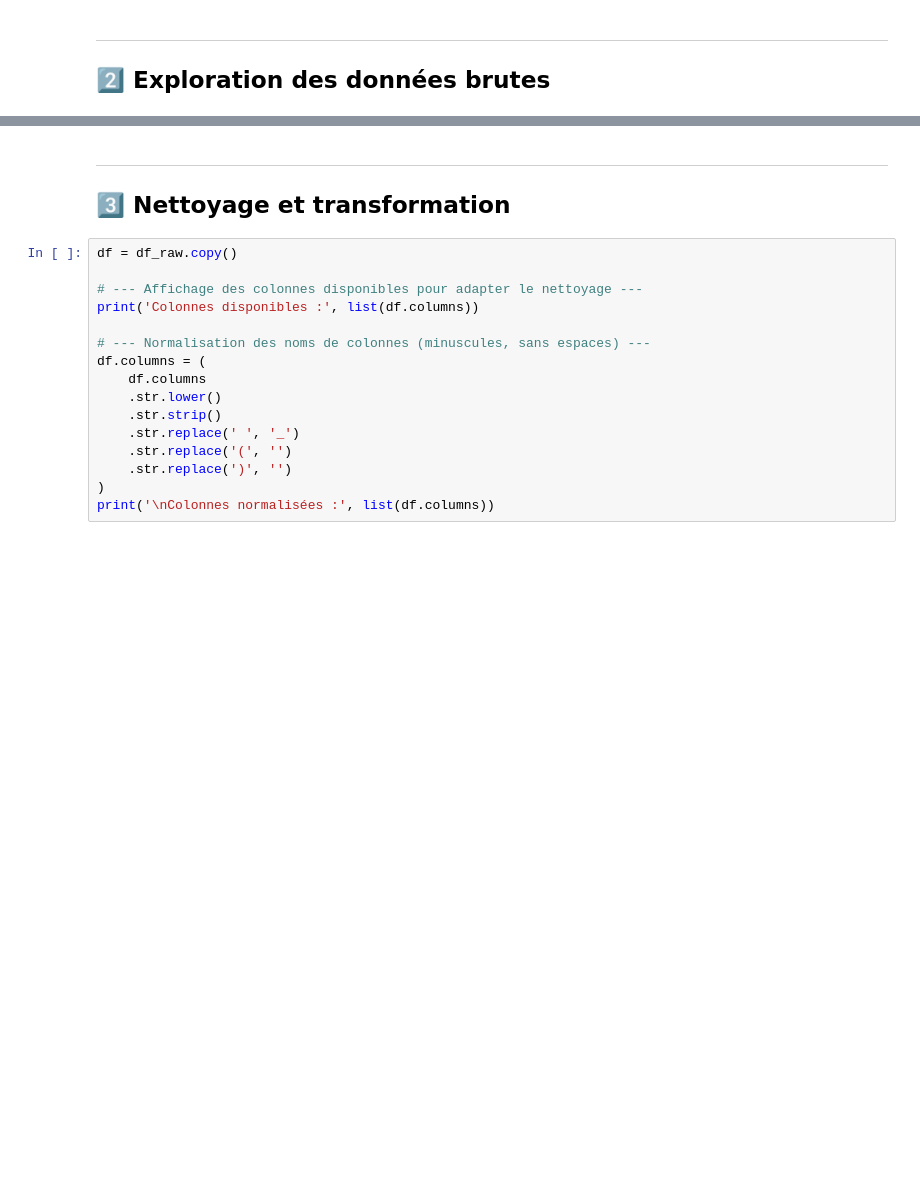
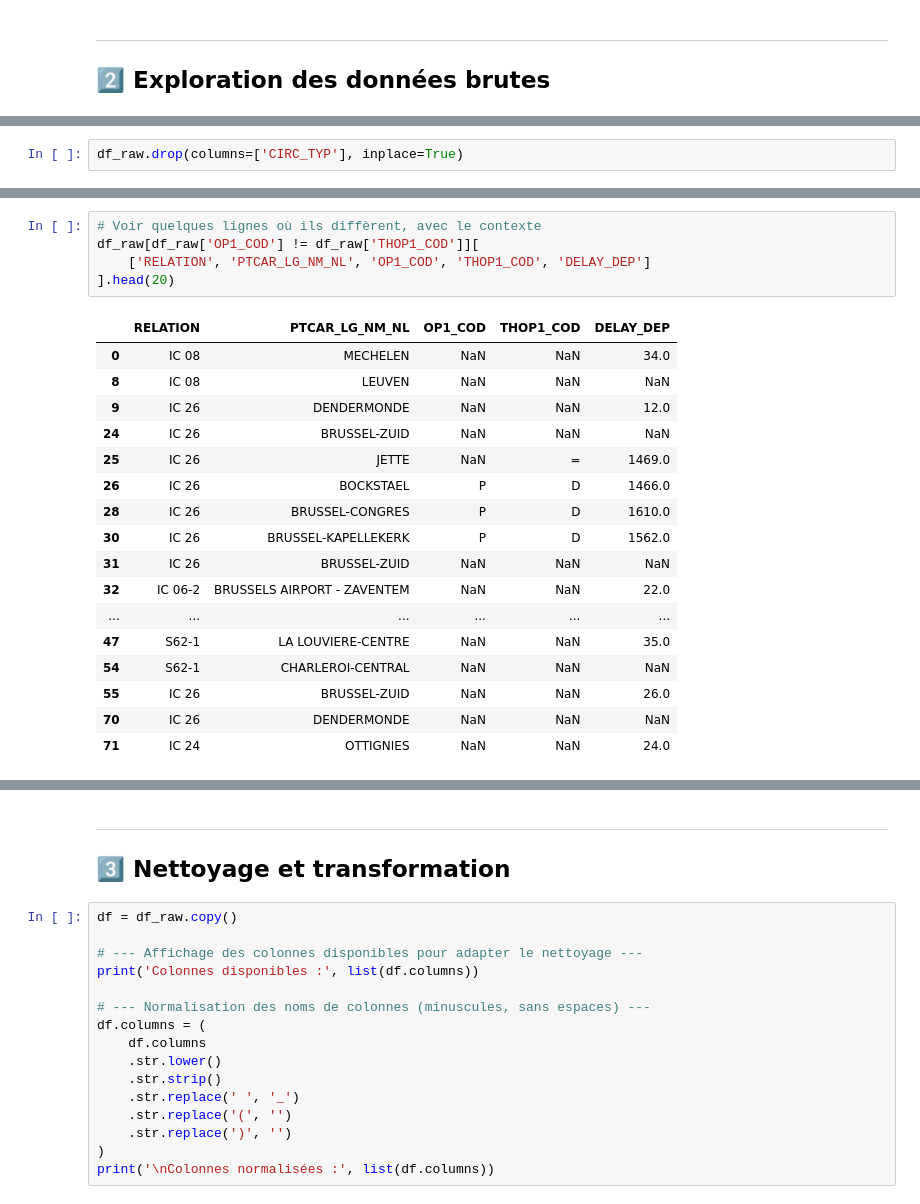
Before and after one commit to Proftg/blackspots-infrabel, a Jupyter notebook: blackspots_infrabel.ipynb, the cells around one changed output, grey strips where cells are left out. Cells and saved outputs as stored; diff of their text form; blank space fills up the shorter version.

```diff
--- a/blackspots_infrabel.ipynb
+++ b/blackspots_infrabel.ipynb
@@ -171,0 +229,2 @@ df_raw.head(5)
+# %%
+df_raw.drop(columns=['CIRC_TYP'], inplace=True)
@@ -171,0 +247,23 @@ df_raw.head(5)
+# %%
+# Voir quelques lignes où ils diffèrent, avec le contexte
+df_raw[df_raw['OP1_COD'] != df_raw['THOP1_COD']][
+    ['RELATION', 'PTCAR_LG_NM_NL', 'OP1_COD', 'THOP1_COD', 'DELAY_DEP']
+].head(20)
+# %% [output]
+|  | RELATION | PTCAR_LG_NM_NL | OP1_COD | THOP1_COD | DELAY_DEP |
+| 0 | IC 08 | MECHELEN | NaN | NaN | 34.0 |
+| 8 | IC 08 | LEUVEN | NaN | NaN | NaN |
+| 9 | IC 26 | DENDERMONDE | NaN | NaN | 12.0 |
+| 24 | IC 26 | BRUSSEL-ZUID | NaN | NaN | NaN |
+| 25 | IC 26 | JETTE | NaN | = | 1469.0 |
+| 26 | IC 26 | BOCKSTAEL | P | D | 1466.0 |
+| 28 | IC 26 | BRUSSEL-CONGRES | P | D | 1610.0 |
+| 30 | IC 26 | BRUSSEL-KAPELLEKERK | P | D | 1562.0 |
+| 31 | IC 26 | BRUSSEL-ZUID | NaN | NaN | NaN |
+| 32 | IC 06-2 | BRUSSELS AIRPORT - ZAVENTEM | NaN | NaN | 22.0 |
+| ... | ... | ... | ... | ... | ... |
+| 47 | S62-1 | LA LOUVIERE-CENTRE | NaN | NaN | 35.0 |
+| 54 | S62-1 | CHARLEROI-CENTRAL | NaN | NaN | NaN |
+| 55 | IC 26 | BRUSSEL-ZUID | NaN | NaN | 26.0 |
+| 70 | IC 26 | DENDERMONDE | NaN | NaN | NaN |
+| 71 | IC 24 | OTTIGNIES | NaN | NaN | 24.0 |
```
Also changed, not shown: parts of 40 cells of this notebook.
